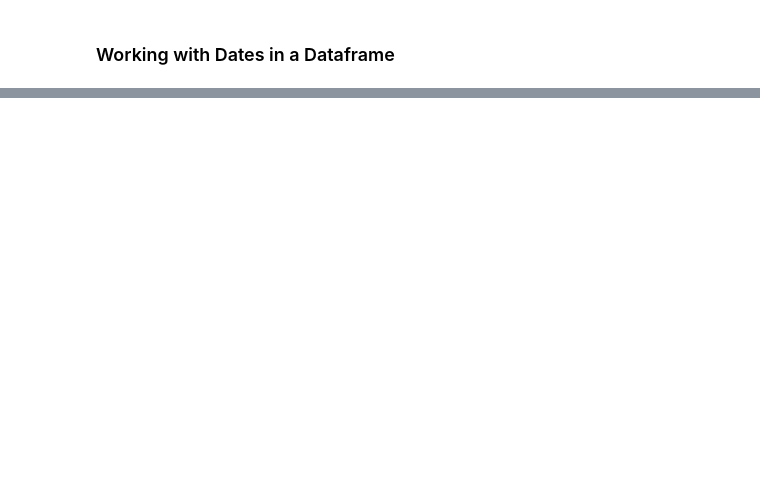
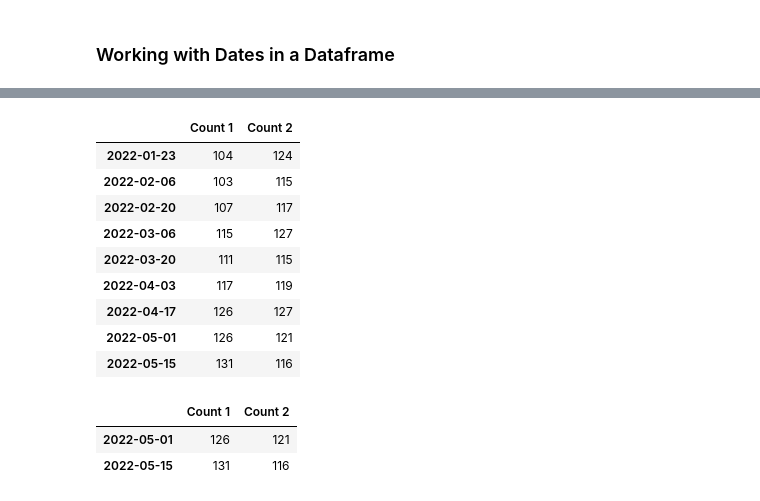
Before and after one commit to irinavalenzuela/Applied-Data-Science-Python, a Jupyter notebook: Week3_dataprocessing.ipynb, the cells around one changed output, grey strips where cells are left out. Cells and saved outputs as stored; diff of their text form; code cells hidden in the pictures; blank space fills up the shorter version.

```diff
--- a/Week3_dataprocessing.ipynb
+++ b/Week3_dataprocessing.ipynb
@@ -1348,8 +1422,26 @@ Timestamp('2016-09-14 11:10:00')
 # %%
 # Now let's talk about datetime indexing and slicing, which is a wonderful feature of the pandas DataFrame.
+
 # For instance, we can use partial string indexing to find values from a particular year,
+df['2022']
+# %% [output]
+|  | Count 1 | Count 2 |
+| 2022-01-23 | 104 | 124 |
+| 2022-02-06 | 103 | 115 |
+| 2022-02-20 | 107 | 117 |
+| 2022-03-06 | 115 | 127 |
+| 2022-03-20 | 111 | 115 |
+| 2022-04-03 | 117 | 119 |
+| 2022-04-17 | 126 | 127 |
+| 2022-05-01 | 126 | 121 |
+| 2022-05-15 | 131 | 116 |
 # %%
 # Or we can do it from a particular month
+df['2022-05']
+# %% [output]
+|  | Count 1 | Count 2 |
+| 2022-05-01 | 126 | 121 |
+| 2022-05-15 | 131 | 116 |
 # %%
 # Or we can even slice on a range of dates For example, here we only want the values from December 2016
 # onwards.
```
Also changed, not shown: parts of 11 cells of this notebook.
